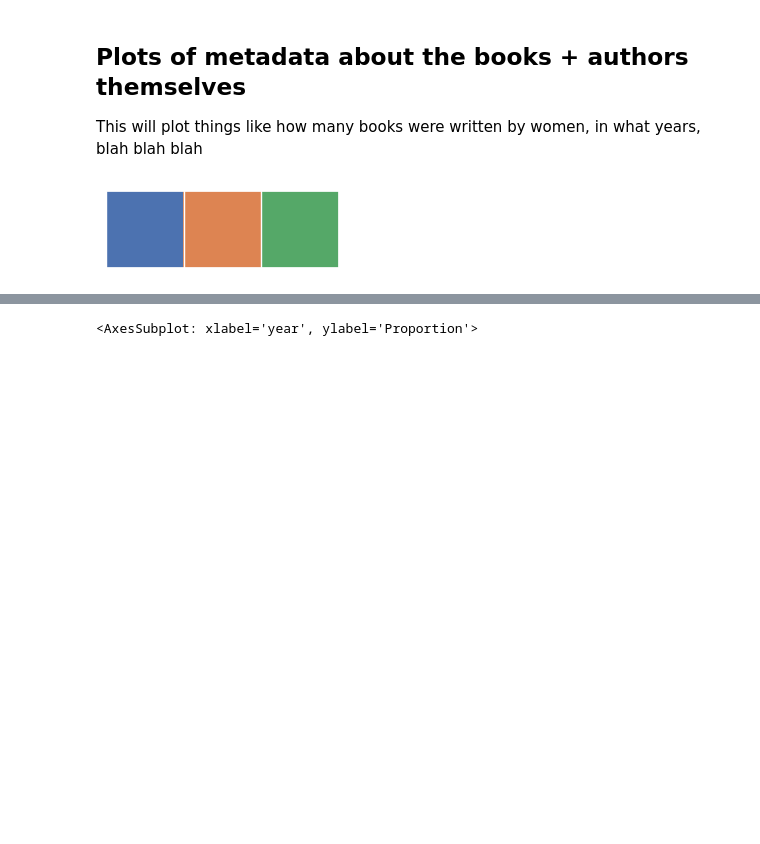
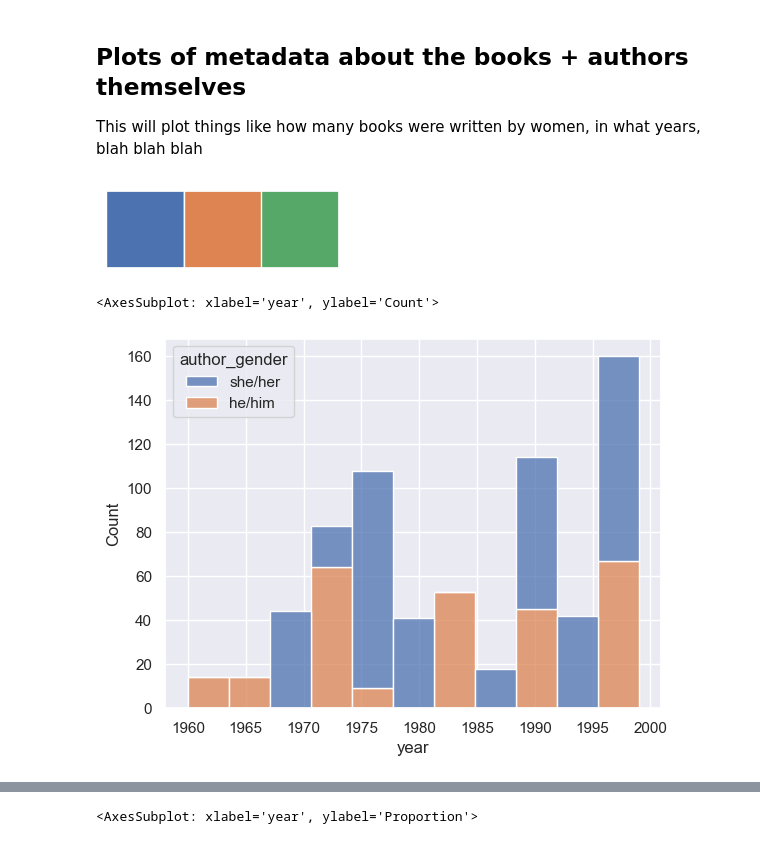
Before and after one commit to danieljohnevans/2022Fall_projects, a Jupyter notebook: data_pipeline.ipynb, the cells around one changed output, grey strips where cells are left out. Drawn from its saved outputs; the diff is of its cells as text; code cells hidden in the pictures; blank space fills up the shorter version.

Commit message:
author graph

```diff
--- a/data_pipeline.ipynb
+++ b/data_pipeline.ipynb
@@ -65,3 +65,10 @@ sns.set_theme(style='darkgrid')
 sns.palplot(sns.color_palette("deep", 3))
 # %% [output]
 [figure]
+# %%
+sns.histplot(pickle_df, x="year", hue="author_gender", multiple="stack", stat="count")
+
+# note one book written by a trans author (identifies as she/her -- written in 1993)
+# %% [output]
+<AxesSubplot: xlabel='year', ylabel='Count'>
+[figure, added]
```
Also changed, not shown: parts of 5 cells of this notebook.
